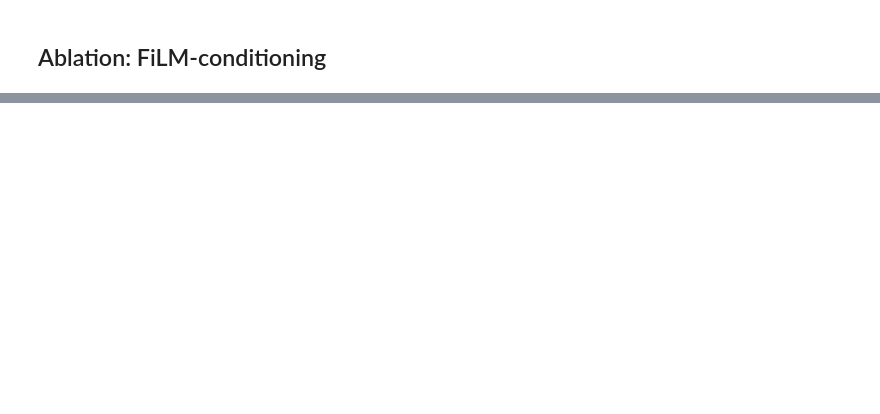
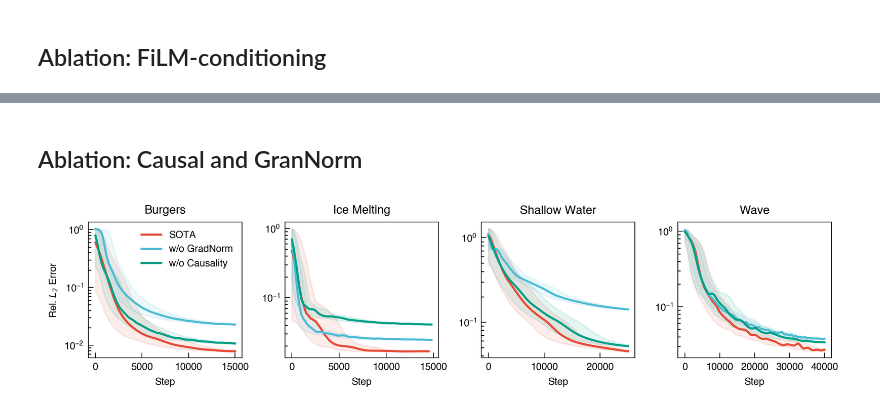
Before and after one commit to NanxiiChen/PI-CViT, a Jupyter notebook: eval.ipynb, the cells around one changed output, grey strips where cells are left out. Saved outputs shown, nothing was run; the diff lists cells and outputs as text; code cells hidden in the pictures; blank space fills up the shorter version.

```diff
--- a/eval.ipynb
+++ b/eval.ipynb
@@ -221,0 +226,60 @@ fig.tight_layout()
+# %% [markdown]
+## Ablation: Causal and GranNorm
+# %%
+cvit_ret = {
+    "Burgers": [
+        "training_logs/burgers/run-burgers_cvit_sota-nofilm-tag-eval_l2_error.csv",
+        "training_logs/burgers/run-burgers_cvit_ablation_no_gradnorm_20260320-115609-tag-eval_l2_error.csv",
+        "training_logs/burgers/run-burgers_cvit_ablation_no_causality_20260320-215320-tag-eval_l2_error.csv"
+    ],
+    "Ice Melting": [
+        "training_logs/ice_melting/run-ice_melting_ellipse_cvit_sota-0121-tag-eval_l2_error.csv",
+        "training_logs/ice_melting/run-ice_melting_ellipse_cvit_ablation_no_gradnorm_20260320-212835-tag-eval_l2_error.csv",
+        "training_logs/ice_melting/run-ice_melting_ellipse_cvit_ablation_no_causality_20260320-215532-tag-eval_l2_error.csv"
+    ],
+    "Shallow Water": [
+        "training_logs/swe/run-swe_cvit_SOTA-0217-tag-eval_l2_error.csv",
+        "training_logs/swe/run-swe_cvit_ablation_no_gradnorm_20260320-115737-tag-eval_l2_error.csv",
+        "training_logs/swe/run-swe_cvit_ablation_no_causality_20260322-234834-tag-eval_l2_error.csv"
+    ],
+    "Wave": [
+        "training_logs/wave/run-wave_cvit_SOTA-decdim384-decdepth4-decheads12-tag-eval_l2_error.csv",
+        "training_logs/wave/run-wave_cvit_ablation_no_gradnorm_20260321-214504-tag-eval_l2_error.csv",
+        "training_logs/wave/run-wave_cvit_ablation_no_causality_20260322-115802-tag-eval_l2_error.csv"
+    ]
+}
+
+tags = ["SOTA", "w/o GradNorm", "w/o Causality"]
+model_name = "CViT"
+max_steps = [15000, 15000, 25000, 40000]
+
+
+from models.utils import smooth_loss_log_gaussian
+fig, axes = plt.subplots(1, 4, figsize=(8, 2),)
+
+for example_idx, (name, paths) in enumerate(cvit_ret.items()):
+    ax = axes[example_idx]
+
+    if example_idx == 0:
+        ax.set_ylabel(f"Rel. $L_2$ Error")
+    ax.set_title(name)
+    ax.set_xlabel("Step")
+
+    if len(paths) == 0:
+        continue
+
+    for j, (path, tag) in enumerate(zip(paths, tags)):
+        df = pd.read_csv(path)
+        df = df[df["Step"] <= max_steps[example_idx]]
+        val = df["Value"].values
+        step = df["Step"].values
+        mean, lower, upper = smooth_loss_log_gaussian(val, sigma=1.2, n_boot=1000)
+        ax.fill_between(step, lower, upper, color=f"C{j}", alpha=0.1,)
+        ax.plot(step, mean, label=tag, color=f"C{j}")
+    ax.set_yscale("log")
+
+    if example_idx == 0:
+        ax.legend()
+fig.tight_layout()
+# %% [output]
+[figure, added]
```
Also changed, not shown: parts of 6 cells of this notebook, 30 other files.
